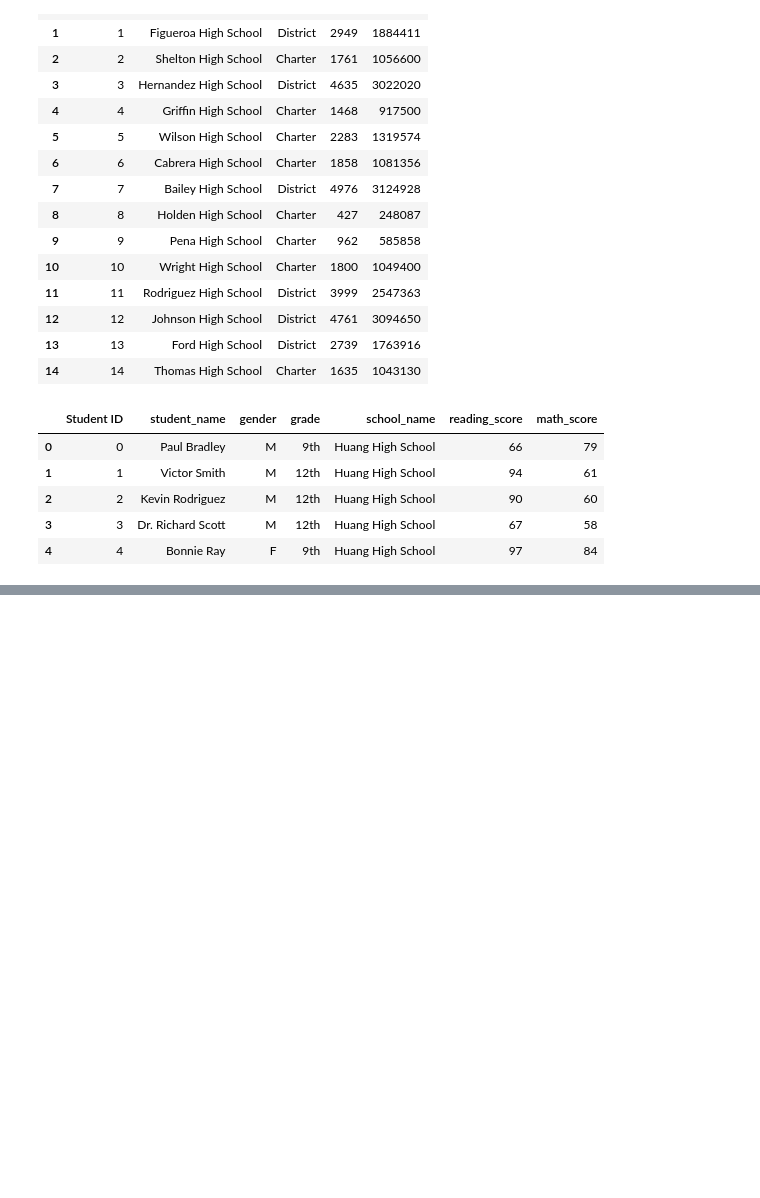
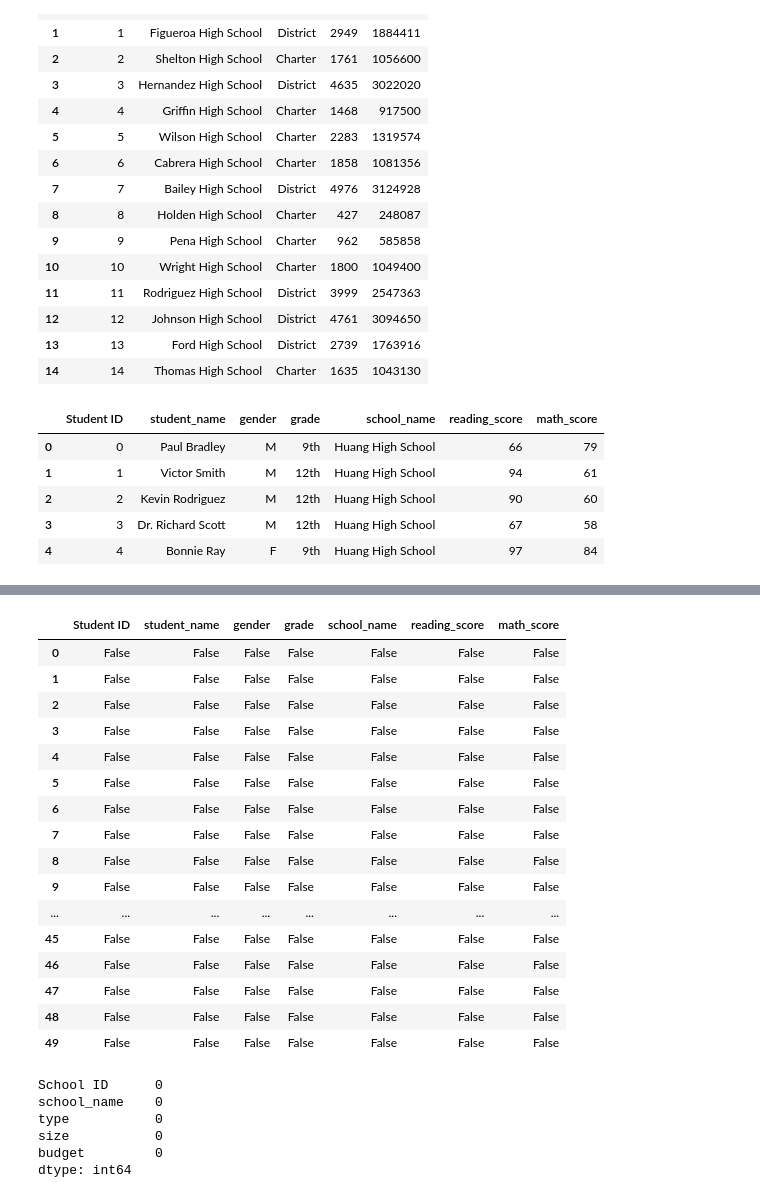
Before and after one commit to noelpdot/School_District_Analysis, a Jupyter notebook: PyCitySchools.ipynb, the cells around one changed output, grey strips where cells are left out. Saved outputs shown, nothing was run; the diff lists cells and outputs as text; code cells hidden in the pictures; blank space fills up the shorter version.

Commit message:
cleaning and combing through student data

```diff
--- a/PyCitySchools.ipynb
+++ b/PyCitySchools.ipynb
@@ -38,0 +81,31 @@ student_data_df.head()
+# %%
+# determining if there is isnull() or missing values in student data -- provides boolean values
+student_data_df.isnull().head(50)
+# %% [output]
+|  | Student ID | student_name | gender | grade | school_name | reading_score | math_score |
+| 0 | False | False | False | False | False | False | False |
+| 1 | False | False | False | False | False | False | False |
+| 2 | False | False | False | False | False | False | False |
+| 3 | False | False | False | False | False | False | False |
+| 4 | False | False | False | False | False | False | False |
+| 5 | False | False | False | False | False | False | False |
+| 6 | False | False | False | False | False | False | False |
+| 7 | False | False | False | False | False | False | False |
+| 8 | False | False | False | False | False | False | False |
+| 9 | False | False | False | False | False | False | False |
+| ... | ... | ... | ... | ... | ... | ... | ... |
+| 45 | False | False | False | False | False | False | False |
+| 46 | False | False | False | False | False | False | False |
+| 47 | False | False | False | False | False | False | False |
+| 48 | False | False | False | False | False | False | False |
+| 49 | False | False | False | False | False | False | False |
+# %%
+# to get the total number of empty rows or rows that are true we can use pandas sum()
+school_data_df.isnull().sum()
+# %% [output]
+School ID      0
+school_name    0
+type           0
+size           0
+budget         0
+dtype: int64
```
Also changed, not shown: parts of 16 cells of this notebook, 3 other files.
